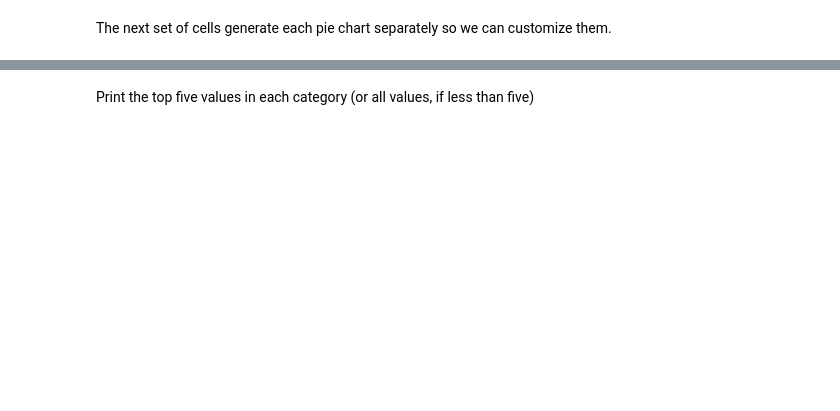
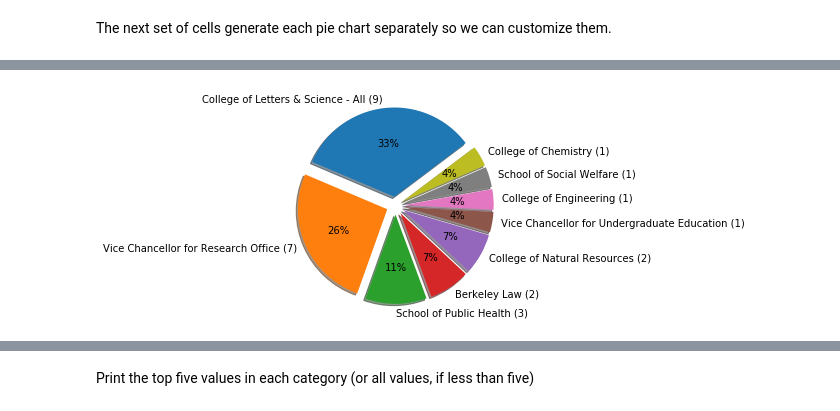
Before and after one commit to rjaffe/rdm_metrics, a Jupyter notebook: RDM_metrics_FROM-RIT-Consulting-Engagement-Log.ipynb, the cells around one changed output, grey strips where cells are left out. Saved outputs shown, nothing was run; the diff lists cells and outputs as text; code cells hidden in the pictures; blank space fills up the shorter version.

```diff
--- a/RDM_metrics_FROM-RIT-Consulting-Engagement-Log.ipynb
+++ b/RDM_metrics_FROM-RIT-Consulting-Engagement-Log.ipynb
@@ -548,30 +608,32 @@ plt.show()
 # %%
 # Pie chart of schools with all L&S combined, where the slices will be ordered and plotted counter-clockwise:
 labels = []
 sizes = []
 labelsplusn = []
 
 for pair in slscount:
     labels.append(pair[0])
     sizes.append(pair[1])
 #print(labels) #debug
 #print(sizes)  #debug
 
 for label, size in zip(labels, sizes):
     labelplusn = str(label) + ' (' + str(size) + ')'
     labelsplusn.append(labelplusn)
 
 #print(labelsplusn)  #debug
 
-explode = (.1, .1, .1, .1, .1, .1)
+explode = (.1, .1, .1, .1, .1, .1, .1, .1, .1)
 
 fig1, ax1 = plt.subplots()
 ax1.pie(sizes, explode=explode, labels=labelsplusn, autopct='%1.f%%',
         shadow=True, startangle=37)  #originally labels=labels
 ax1.axis('equal')  # Equal aspect ratio ensures that pie is drawn as a circle.
 
 plt.show()
 #plt.savefig('pie_slscount.png', bbox_inches='tight')
+# %% [output]
+[figure, added]
 # %%
 # Pie chart of original department/oru values, where the slices will be ordered and plotted counter-clockwise:
 labels = []
```
Also changed, not shown: parts of 14 cells of this notebook, 1 other file.
